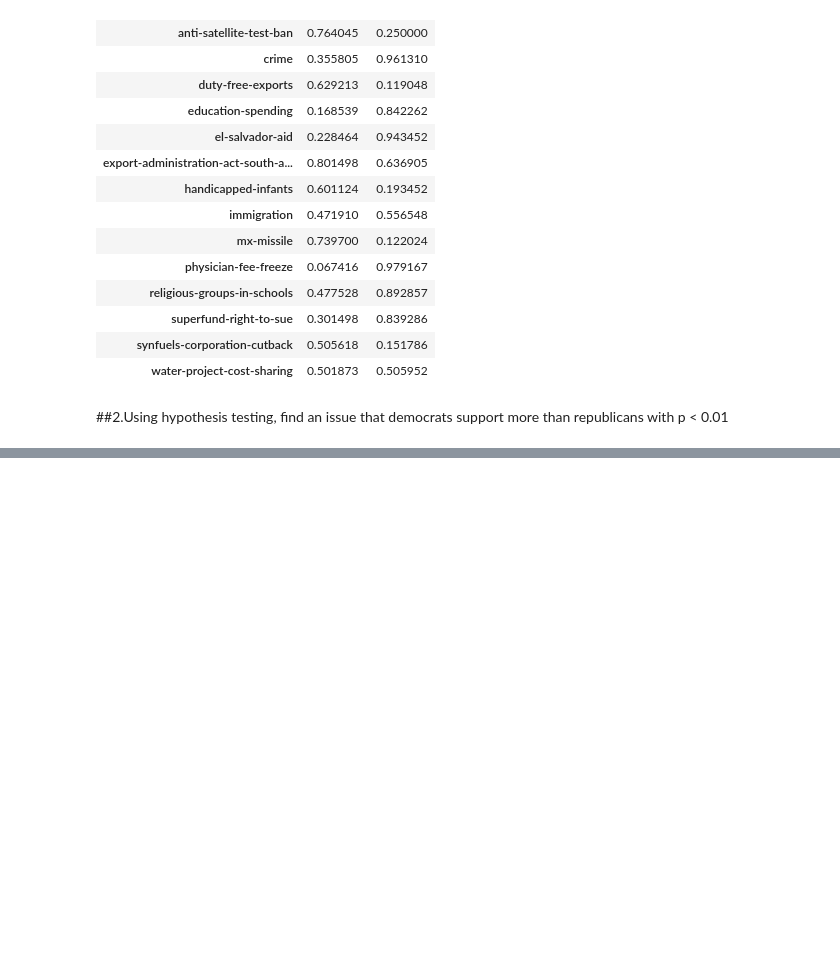
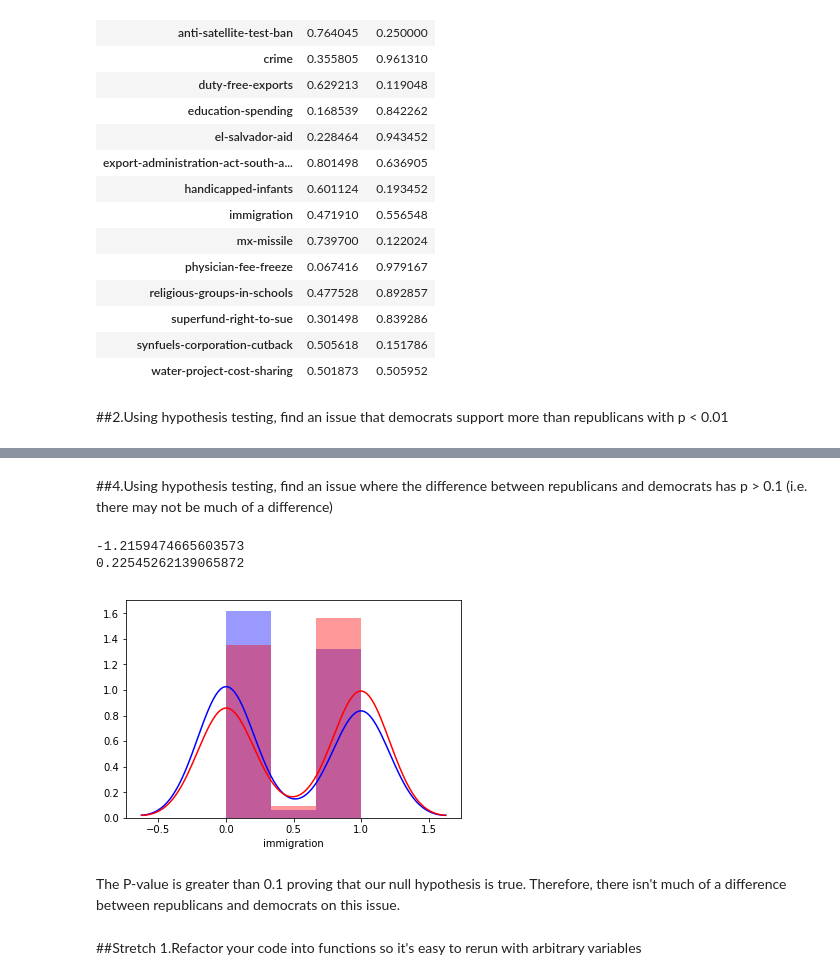
Before and after one commit to alastra32/DS-Unit-1-Sprint-3-Statistical-Tests-and-Experiments, a Jupyter notebook: module1-statistics-probability-and-inference/LS_DS_131_Statistics_Probability_Assignment.ipynb, the cells around one changed output, grey strips where cells are left out. Drawn from its saved outputs; the diff is of its cells as text; code cells hidden in the pictures; blank space fills up the shorter version.

```diff
--- a/module1-statistics-probability-and-inference/LS_DS_131_Statistics_Probability_Assignment.ipynb
+++ b/module1-statistics-probability-and-inference/LS_DS_131_Statistics_Probability_Assignment.ipynb
@@ -182,0 +227,30 @@ for sample in [burnerA,burnerB]:
+# %% [markdown]
+##4.Using hypothesis testing, find an issue where the difference between republicans and democrats has p > 0.1 (i.e. there may not be much of a difference)
+# %%
+
+#Hypothesis is the difference between republicans and democrats is insignificant
+from scipy.stats import ttest_ind, ttest_ind_from_stats
+ #draw samples
+
+democrat=votingdatadem['immigration'].sample(n=100,random_state=1)
+
+republican=votingdatarep['immigration'].sample(n=100,random_state=1)
+
+#Plot distribution
+sns.distplot(democrat, color='b')
+sns.distplot(republican, color='r');
+
+#tstat
+tstat,pvalue = ttest_ind(democrat, republican)
+
+
+print(tstat)
+print(pvalue)
+# %% [output]
+-1.2159474665603573
+0.22545262139065872
+[figure, added]
+# %% [markdown]
+The P-value is greater than 0.1 proving that our null hypothesis is true. Therefore, there isn't much of a difference between republicans and democrats on this issue.
+# %% [markdown]
+##Stretch 1.Refactor your code into functions so it's easy to rerun with arbitrary variables
```
Also changed, not shown: parts of 13 cells of this notebook.
